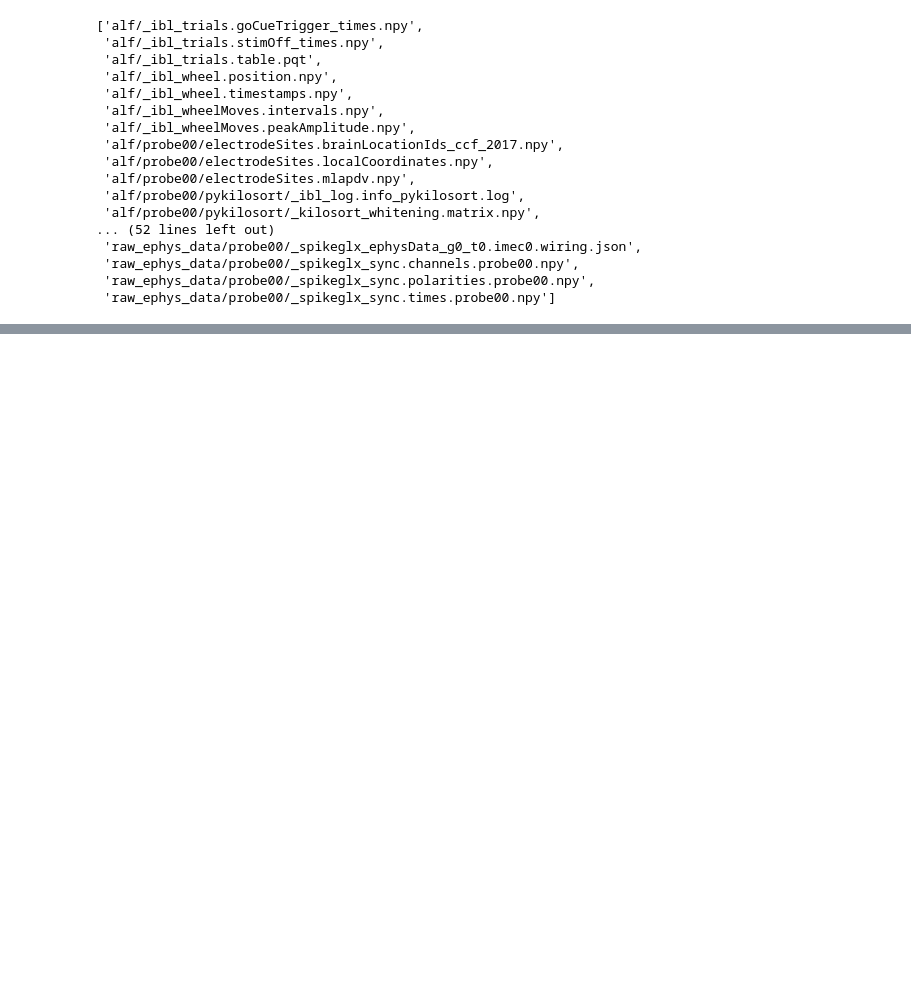
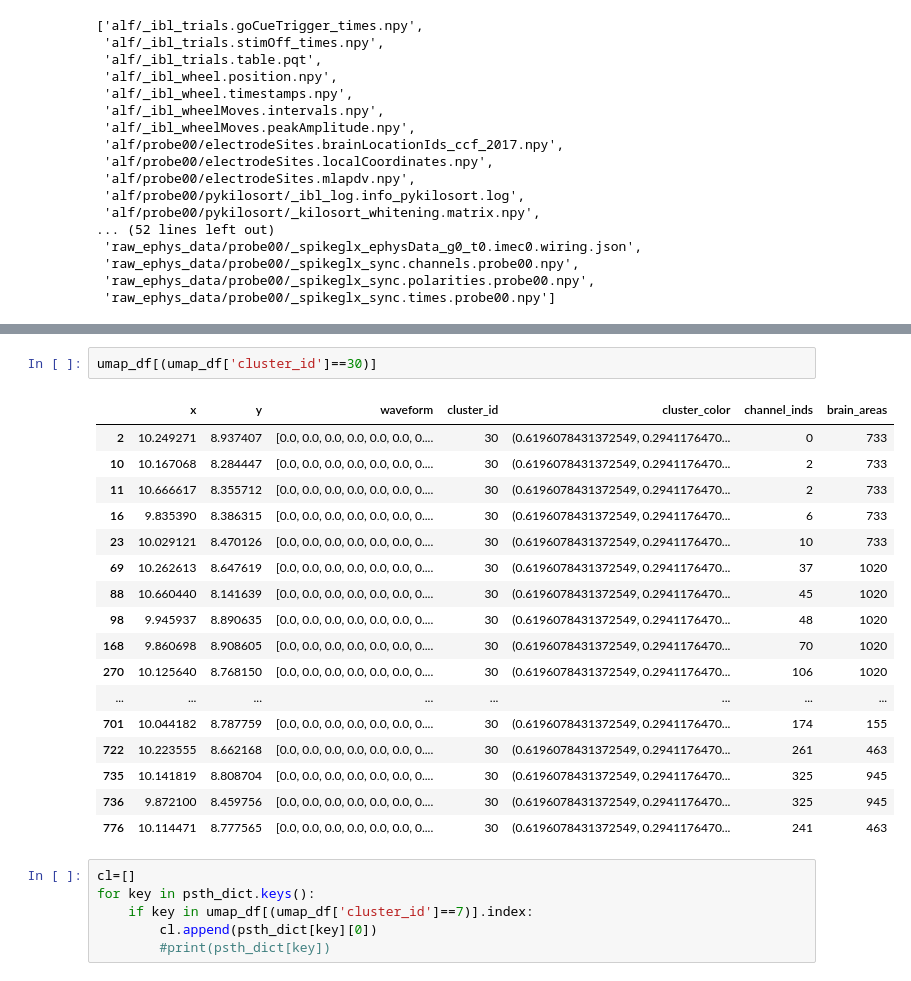
Before and after one commit to mariakesa/EAPWaveform_PrelimAnalysis, a Jupyter notebook: notebooks/WaveformAnalysis2.ipynb, the cells around one changed output, grey strips where cells are left out. Saved outputs shown, nothing was run; the diff lists cells and outputs as text; blank space fills up the shorter version.

```diff
--- a/notebooks/WaveformAnalysis2.ipynb
+++ b/notebooks/WaveformAnalysis2.ipynb
@@ -251,0 +285,26 @@ one.list_datasets(eid)
+# %%
+umap_df[(umap_df['cluster_id']==30)]
+# %% [output]
+|  | x | y | waveform | cluster_id | cluster_color | channel_inds | brain_areas |
+| 2 | 10.249271 | 8.937407 | [0.0, 0.0, 0.0, 0.0, 0.0, 0.0, 0.... | 30 | (0.6196078431372549, 0.2941176470... | 0 | 733 |
+| 10 | 10.167068 | 8.284447 | [0.0, 0.0, 0.0, 0.0, 0.0, 0.0, 0.... | 30 | (0.6196078431372549, 0.2941176470... | 2 | 733 |
+| 11 | 10.666617 | 8.355712 | [0.0, 0.0, 0.0, 0.0, 0.0, 0.0, 0.... | 30 | (0.6196078431372549, 0.2941176470... | 2 | 733 |
+| 16 | 9.835390 | 8.386315 | [0.0, 0.0, 0.0, 0.0, 0.0, 0.0, 0.... | 30 | (0.6196078431372549, 0.2941176470... | 6 | 733 |
+| 23 | 10.029121 | 8.470126 | [0.0, 0.0, 0.0, 0.0, 0.0, 0.0, 0.... | 30 | (0.6196078431372549, 0.2941176470... | 10 | 733 |
+| 69 | 10.262613 | 8.647619 | [0.0, 0.0, 0.0, 0.0, 0.0, 0.0, 0.... | 30 | (0.6196078431372549, 0.2941176470... | 37 | 1020 |
+| 88 | 10.660440 | 8.141639 | [0.0, 0.0, 0.0, 0.0, 0.0, 0.0, 0.... | 30 | (0.6196078431372549, 0.2941176470... | 45 | 1020 |
+| 98 | 9.945937 | 8.890635 | [0.0, 0.0, 0.0, 0.0, 0.0, 0.0, 0.... | 30 | (0.6196078431372549, 0.2941176470... | 48 | 1020 |
+| 168 | 9.860698 | 8.908605 | [0.0, 0.0, 0.0, 0.0, 0.0, 0.0, 0.... | 30 | (0.6196078431372549, 0.2941176470... | 70 | 1020 |
+| 270 | 10.125640 | 8.768150 | [0.0, 0.0, 0.0, 0.0, 0.0, 0.0, 0.... | 30 | (0.6196078431372549, 0.2941176470... | 106 | 1020 |
+| ... | ... | ... | ... | ... | ... | ... | ... |
+| 701 | 10.044182 | 8.787759 | [0.0, 0.0, 0.0, 0.0, 0.0, 0.0, 0.... | 30 | (0.6196078431372549, 0.2941176470... | 174 | 155 |
+| 722 | 10.223555 | 8.662168 | [0.0, 0.0, 0.0, 0.0, 0.0, 0.0, 0.... | 30 | (0.6196078431372549, 0.2941176470... | 261 | 463 |
+| 735 | 10.141819 | 8.808704 | [0.0, 0.0, 0.0, 0.0, 0.0, 0.0, 0.... | 30 | (0.6196078431372549, 0.2941176470... | 325 | 945 |
+| 736 | 9.872100 | 8.459756 | [0.0, 0.0, 0.0, 0.0, 0.0, 0.0, 0.... | 30 | (0.6196078431372549, 0.2941176470... | 325 | 945 |
+| 776 | 10.114471 | 8.777565 | [0.0, 0.0, 0.0, 0.0, 0.0, 0.0, 0.... | 30 | (0.6196078431372549, 0.2941176470... | 241 | 463 |
+# %%
+cl=[]
+for key in psth_dict.keys():
+    if key in umap_df[(umap_df['cluster_id']==7)].index:
+        cl.append(psth_dict[key][0])
+        #print(psth_dict[key])
```
Also changed, not shown: parts of 11 cells of this notebook, 2 other files.
